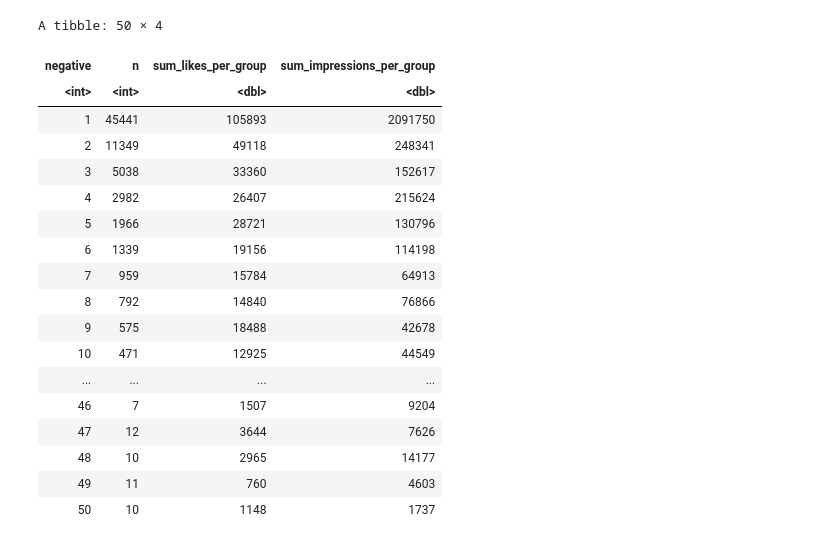
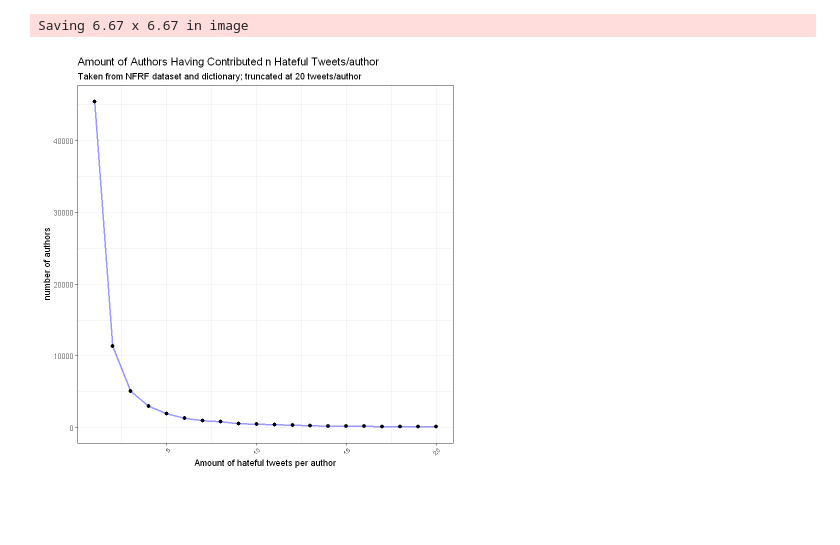
Before and after one commit to Irene-Berezin/tweets, a Jupyter notebook: NFRF_toxic_users_list.ipynb, the cells around one changed output. Drawn from its saved outputs; the diff is of its cells as text; code cells hidden in the pictures; blank space fills up the shorter version.

```diff
--- a/NFRF_toxic_users_list.ipynb
+++ b/NFRF_toxic_users_list.ipynb
@@ -247,0 +201,10 @@ write_csv(all_users_NFRF, "toxic_users_NFRF.csv")
+# %%
+all_users_NFRF <- all_users_NFRF |>
+ filter(negative == 1) |>
+  group_by(author_id) |>
+  summarise(toxic_tweets = n()) |> #counts # toxic tweets for each user
+  count(toxic_tweets) |>
+  mutate(percent = (n / 539385)*100)
+
+all_users_NFRF
+write_csv(all_users_NFRF, "toxic_tweet_distribution_NFRF.csv")
@@ -248,3 +231,24 @@ write_csv(all_users_NFRF, "toxic_users_NFRF.csv")
+# %%
+all_users_NFRF_20 <- all_users_NFRF|>
+head(20)
+
+
+graph_totals <- all_users_NFRF_20 |>
+  ggplot(aes(x = toxic_tweets, y = n))+
+  geom_line(color = "#0000ff", size=1, alpha=0.4) +
+  geom_point(aes(), size = 2) +
+  scale_color_identity()+
+  labs(y="number of authors", x= "Amount of hateful tweets per author",subtitle="Taken from NFRF dataset and dictionary; truncated at 20 tweets/author",x="number of authors")+
+  ggtitle("Amount of Authors Having Contributed n Hateful Tweets/author")+
+  theme_bw()+
+  theme(axis.text.x = element_text(angle = 50, hjust = 1, size=7))
+# %%
+graph_totals
+
+ggsave("Amount_of_hateful_tweets_per_author_NFRF.png")
+# %% [output]
+Saving 6.67 x 6.67 in image
+[figure, added]
 # %%
 all_users_NFRF_graphing <- all_users_NFRF|>
 head(50)|>
@@ -289,26 +293,6 @@ toxic_likes <- all_users_NFRF |>
   head(50)
 
   toxic_likes
-# %% [output]
-A tibble: 50 × 4
-| negative | n | sum_likes_per_group | sum_impressions_per_group |
-| <int> | <int> | <dbl> | <dbl> |
-| 1 | 45441 | 105893 | 2091750 |
-| 2 | 11349 | 49118 | 248341 |
-| 3 | 5038 | 33360 | 152617 |
-| 4 | 2982 | 26407 | 215624 |
-| 5 | 1966 | 28721 | 130796 |
-| 6 | 1339 | 19156 | 114198 |
-| 7 | 959 | 15784 | 64913 |
-| 8 | 792 | 14840 | 76866 |
-| 9 | 575 | 18488 | 42678 |
-| 10 | 471 | 12925 | 44549 |
-| ... | ... | ... | ... |
-| 46 | 7 | 1507 | 9204 |
-| 47 | 12 | 3644 | 7626 |
-| 48 | 10 | 2965 | 14177 |
-| 49 | 11 | 760 | 4603 |
-| 50 | 10 | 1148 | 1737 |
 # %%
 
 likes_impressions_graph <- toxic_likes|>
```
Also changed, not shown: parts of 6 cells of this notebook, 11 other files.
